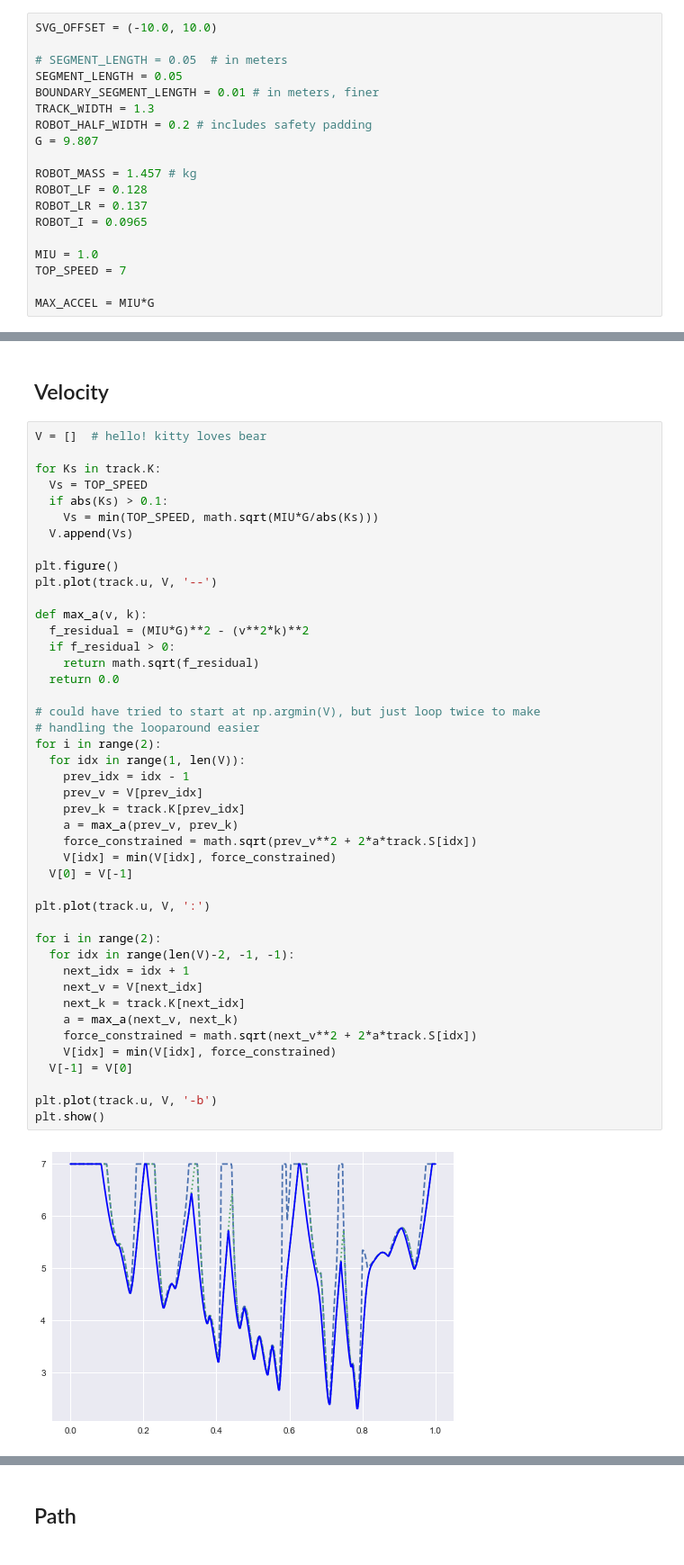
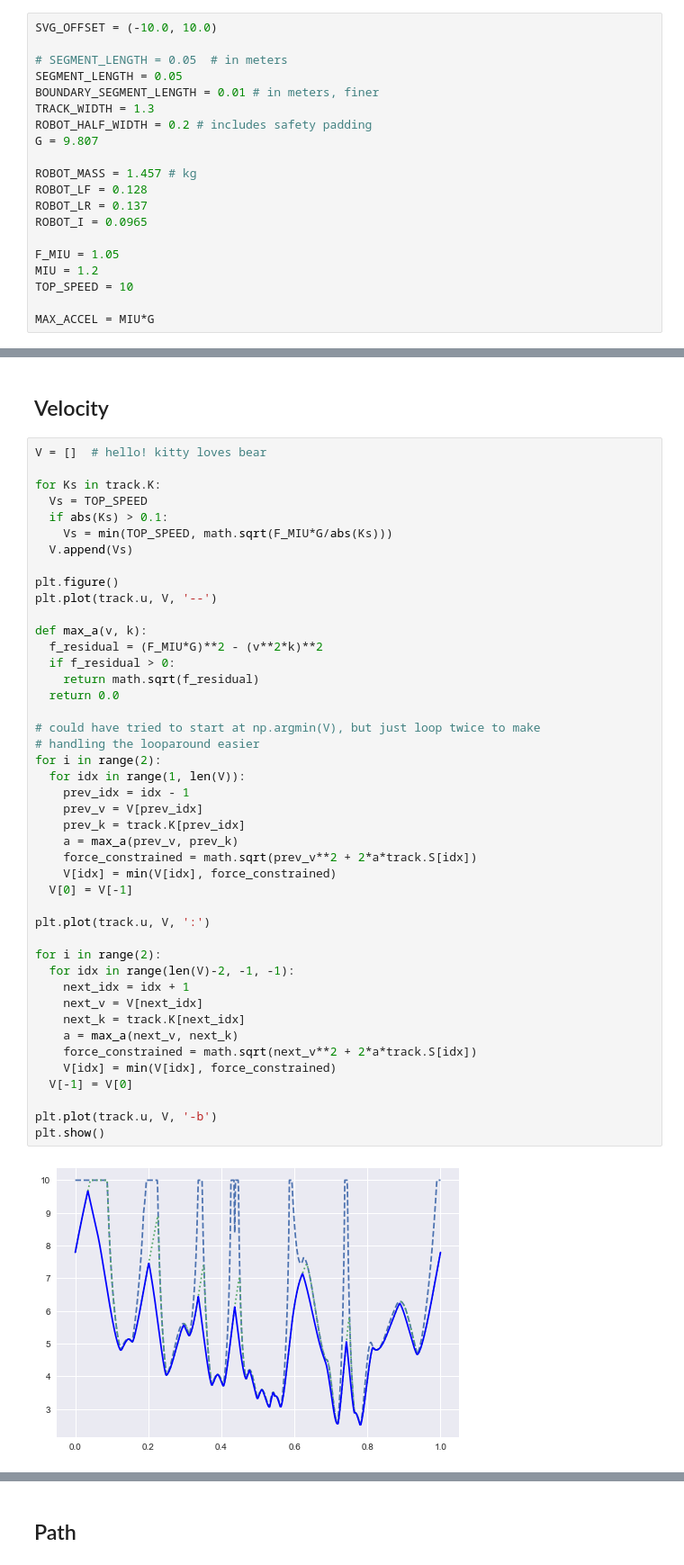
Before and after one commit to danchia/zoomies, a Jupyter notebook: tools/racingpath/import_path.ipynb, the cells around one changed output, grey strips where cells are left out. Shown at 90% size. Cells and saved outputs as stored; diff of their text form.

```diff
--- a/tools/racingpath/import_path.ipynb
+++ b/tools/racingpath/import_path.ipynb
@@ -31,8 +31,9 @@ ROBOT_LF = 0.128
 ROBOT_LR = 0.137
 ROBOT_I = 0.0965
 
-MIU = 1.0
-TOP_SPEED = 7
+F_MIU = 1.05
+MIU = 1.2
+TOP_SPEED = 10
 
 MAX_ACCEL = MIU*G
 # %%
@@ -117,46 +120,46 @@ V = []  # hello! kitty loves bear
 for Ks in track.K:
   Vs = TOP_SPEED
   if abs(Ks) > 0.1:
-    Vs = min(TOP_SPEED, math.sqrt(MIU*G/abs(Ks)))
+    Vs = min(TOP_SPEED, math.sqrt(F_MIU*G/abs(Ks)))
   V.append(Vs)
 
 plt.figure()
 plt.plot(track.u, V, '--')
 
 def max_a(v, k):
-  f_residual = (MIU*G)**2 - (v**2*k)**2
+  f_residual = (F_MIU*G)**2 - (v**2*k)**2
   if f_residual > 0:
     return math.sqrt(f_residual)
   return 0.0
 
 # could have tried to start at np.argmin(V), but just loop twice to make
 # handling the looparound easier
 for i in range(2):
   for idx in range(1, len(V)):
     prev_idx = idx - 1
     prev_v = V[prev_idx]
     prev_k = track.K[prev_idx]
     a = max_a(prev_v, prev_k)
     force_constrained = math.sqrt(prev_v**2 + 2*a*track.S[idx])
     V[idx] = min(V[idx], force_constrained)
   V[0] = V[-1]
 
 plt.plot(track.u, V, ':')
 
 for i in range(2):
   for idx in range(len(V)-2, -1, -1):
     next_idx = idx + 1
     next_v = V[next_idx]
     next_k = track.K[next_idx]
     a = max_a(next_v, next_k)
     force_constrained = math.sqrt(next_v**2 + 2*a*track.S[idx])
     V[idx] = min(V[idx], force_constrained)
   V[-1] = V[0]
 
 plt.plot(track.u, V, '-b')
 plt.show()
 # %% [output]
-[figure, old version]
+[figure, new version]
 # %%
 # Crude laptime estimate
 np.sum(np.array(track.S) / np.array(V))
```
Also changed, not shown: parts of 9 cells of this notebook.
